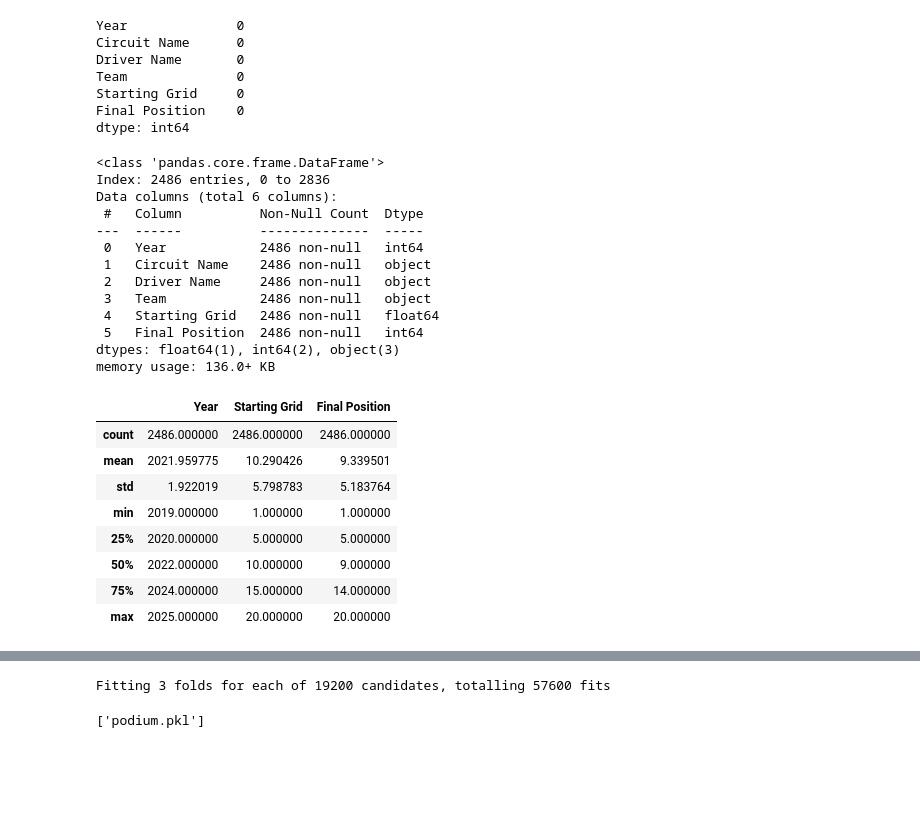
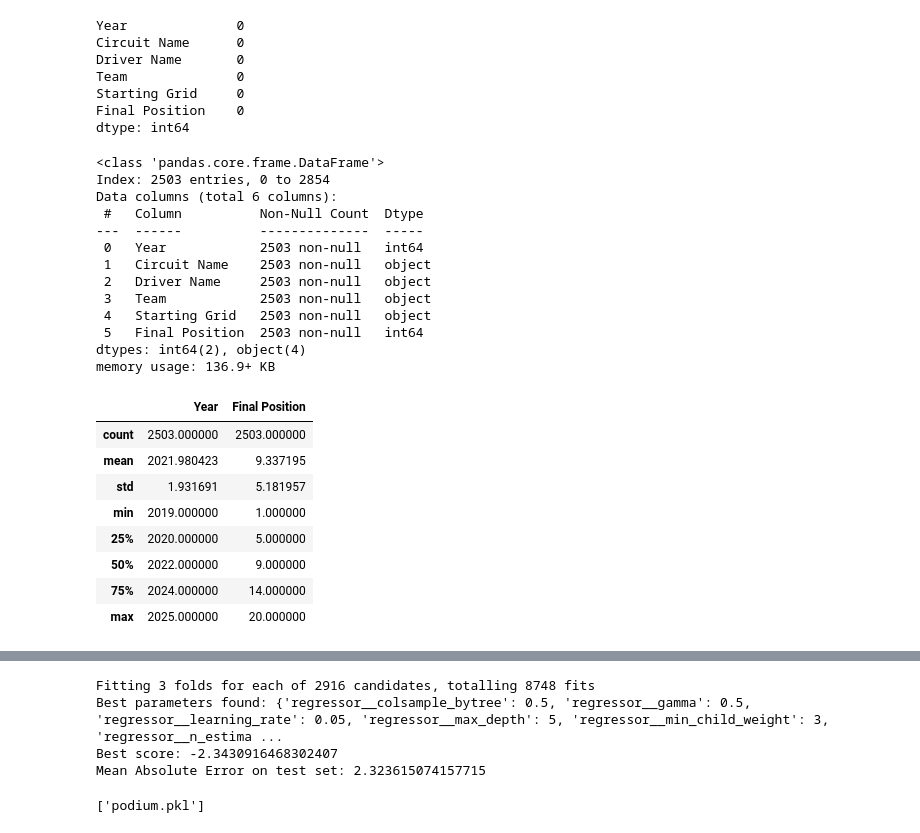
Before and after one commit to Amine-tmt/F1_Podium_Predictor_2025, a Jupyter notebook: F1_Predict.ipynb, the cells around one changed output, grey strips where cells are left out. Cells and saved outputs as stored; diff of their text form; code cells hidden in the pictures; blank space fills up the shorter version.

```diff
--- a/F1_Predict.ipynb
+++ b/F1_Predict.ipynb
@@ -37,33 +37,33 @@ Starting Grid     0
 Final Position    0
 dtype: int64
 # %%
-df = df[(df["Final Position"] != "DQ") & (df["Final Position"] != "NC")]
+df = df[(df["Final Position"] != "DQ") & (df["Final Position"] != "NC")& (df["Final Position"] != "DNF") &  (df["Starting Grid"]!="Pit Lane")]
 df["Final Position"] = df["Final Position"].astype(int)
 df.info()
 df.describe()
 # %% [output]
 <class 'pandas.core.frame.DataFrame'>
-Index: 2486 entries, 0 to 2836
+Index: 2503 entries, 0 to 2854
 Data columns (total 6 columns):
  #   Column          Non-Null Count  Dtype
 ---  ------          --------------  -----
- 0   Year            2486 non-null   int64
- 1   Circuit Name    2486 non-null   object
- 2   Driver Name     2486 non-null   object
- 3   Team            2486 non-null   object
- 4   Starting Grid   2486 non-null   float64
- 5   Final Position  2486 non-null   int64
-dtypes: float64(1), int64(2), object(3)
-memory usage: 136.0+ KB
+ 0   Year            2503 non-null   int64
+ 1   Circuit Name    2503 non-null   object
+ 2   Driver Name     2503 non-null   object
+ 3   Team            2503 non-null   object
+ 4   Starting Grid   2503 non-null   object
+ 5   Final Position  2503 non-null   int64
+dtypes: int64(2), object(4)
+memory usage: 136.9+ KB
-|  | Year | Starting Grid | Final Position |
-| count | 2486.000000 | 2486.000000 | 2486.000000 |
-| mean | 2021.959775 | 10.290426 | 9.339501 |
-| std | 1.922019 | 5.798783 | 5.183764 |
-| min | 2019.000000 | 1.000000 | 1.000000 |
-| 25% | 2020.000000 | 5.000000 | 5.000000 |
-| 50% | 2022.000000 | 10.000000 | 9.000000 |
-| 75% | 2024.000000 | 15.000000 | 14.000000 |
-| max | 2025.000000 | 20.000000 | 20.000000 |
+|  | Year | Final Position |
+| count | 2503.000000 | 2503.000000 |
+| mean | 2021.980423 | 9.337195 |
+| std | 1.931691 | 5.181957 |
+| min | 2019.000000 | 1.000000 |
+| 25% | 2020.000000 | 5.000000 |
+| 50% | 2022.000000 | 9.000000 |
+| 75% | 2024.000000 | 14.000000 |
+| max | 2025.000000 | 20.000000 |
 # %%
 categorical_cols = ["Circuit Name", "Driver Name", "Team"]
 numeric_cols = ["Year", "Starting Grid"]
@@ -126,13 +124,13 @@ from sklearn.metrics import mean_absolute_error
 
 # Define explicit parameter grid
 param_grid = {
-    "regressor__n_estimators": [100, 200, 300, 400, 500],      # number of trees
-    "regressor__max_depth": [3, 5, 7, 9, 10],                  # tree depth
-    "regressor__learning_rate": [0.01, 0.05, 0.1, 0.3],   # learning rate
-    "regressor__subsample": [0.5, 0.7, 0.9, 1.0],              # subsample ratio
-    "regressor__gamma": [0, 0.1,0.3, 0.5],               # pruning
+    "regressor__n_estimators": [200, 300, 400, 500],      # number of trees
+    "regressor__max_depth": [3, 5, 10],                  # tree depth
+    "regressor__learning_rate": [0.01, 0.05, 0.1],   # learning rate
+    "regressor__subsample": [0.5, 0.7, 1.0],              # subsample ratio
+    "regressor__gamma": [0,0.3, 0.5],               # pruning
     "regressor__colsample_bytree": [0.5, 0.7, 1.0],       # features per tree
-    "regressor__min_child_weight": [1, 3, 5, 7]                # regularization
+    "regressor__min_child_weight": [1, 3, 5]                # regularization
 }
 
 # Grid search
@@ -157,7 +155,10 @@ y_pred = best_model.predict(X_test)
 error = mean_absolute_error(y_test, y_pred)
 print(f"Mean Absolute Error on test set: {error}")
 # %% [output]
-Fitting 3 folds for each of 19200 candidates, totalling 57600 fits
+Fitting 3 folds for each of 2916 candidates, totalling 8748 fits
+Best parameters found: {'regressor__colsample_bytree': 0.5, 'regressor__gamma': 0.5, 'regressor__learning_rate': 0.05, 'regressor__max_depth': 5, 'regressor__min_child_weight': 3, 'regressor__n_estima ...
+Best score: -2.3430916468302407
+Mean Absolute Error on test set: 2.323615074157715
 # %%
 import joblib
 # Save model
```
Also changed, not shown: parts of 4 cells of this notebook.
